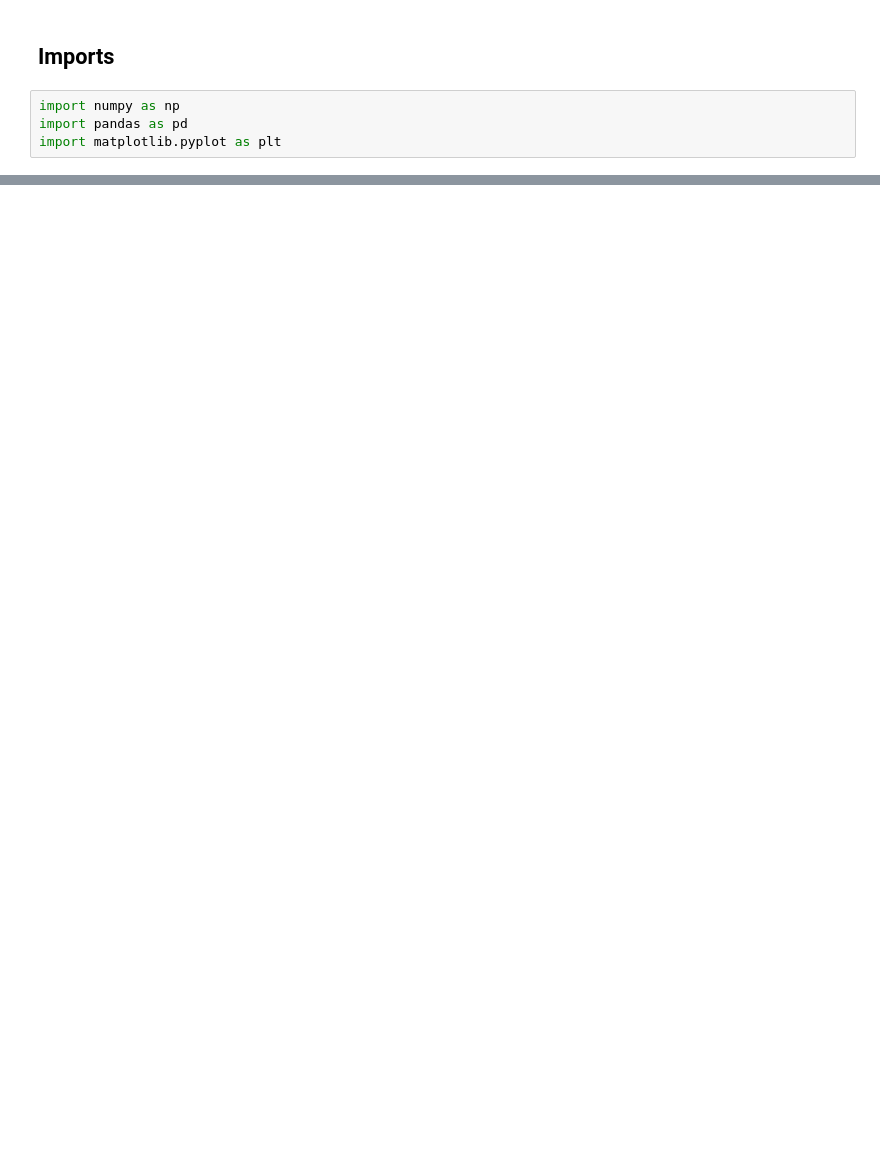
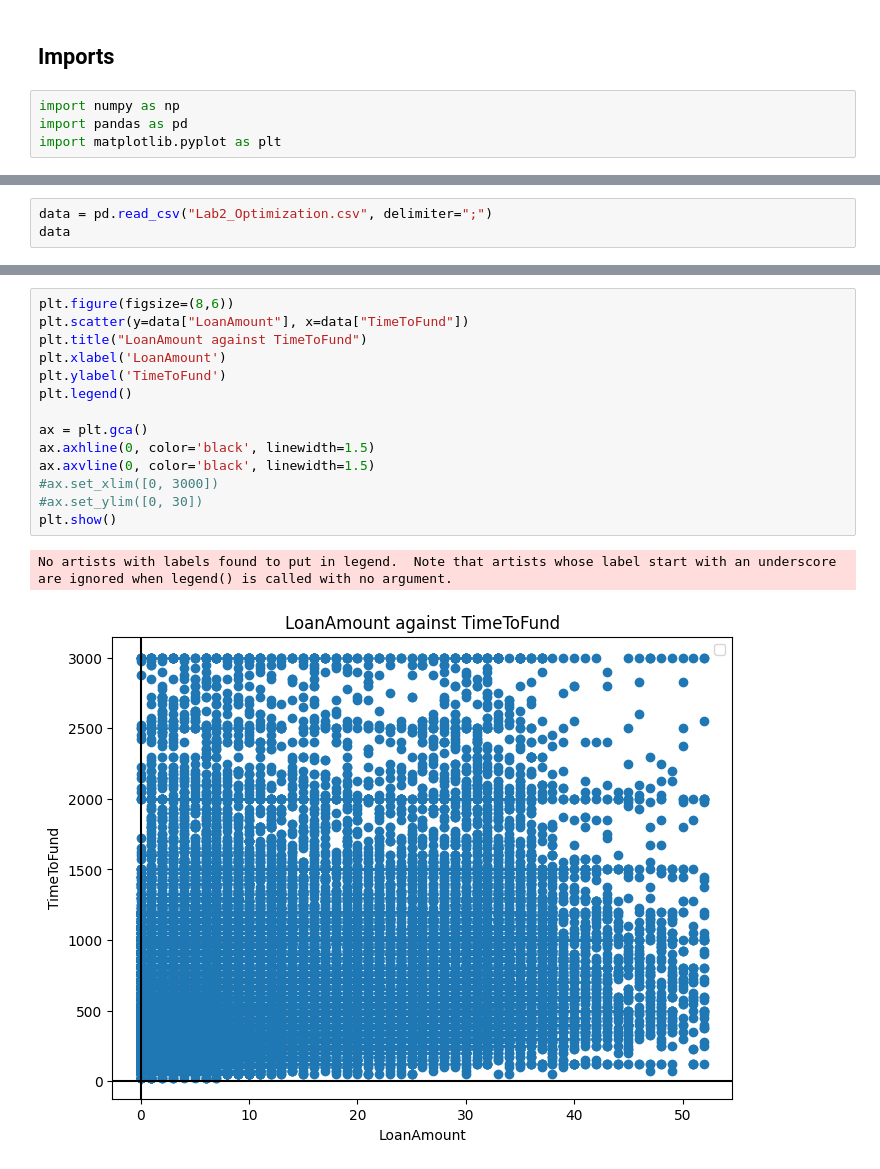
Before and after one commit to FinnReinders/Labs, a Jupyter notebook: Lab2.ipynb, the cells around one changed output, grey strips where cells are left out. Cells and saved outputs as stored; diff of their text form; blank space fills up the shorter version.

```diff
--- a/Lab2.ipynb
+++ b/Lab2.ipynb
@@ -50,0 +164,3 @@ print(g(2))
+# %%
+data = pd.read_csv("Lab2_Optimization.csv", delimiter=";")
+data
@@ -50,0 +181,17 @@ print(g(2))
+# %%
+plt.figure(figsize=(8,6))
+plt.scatter(y=data["LoanAmount"], x=data["TimeToFund"])
+plt.title("LoanAmount against TimeToFund")
+plt.xlabel('LoanAmount')
+plt.ylabel('TimeToFund')
+plt.legend()
+
+ax = plt.gca()
+ax.axhline(0, color='black', linewidth=1.5)
+ax.axvline(0, color='black', linewidth=1.5)
+#ax.set_xlim([0, 3000])
+#ax.set_ylim([0, 30])
+plt.show()
+# %% [output]
+No artists with labels found to put in legend.  Note that artists whose label start with an underscore are ignored when legend() is called with no argument.
+[figure, added]
```
Also changed, not shown: parts of 17 cells of this notebook, 2 other files.
